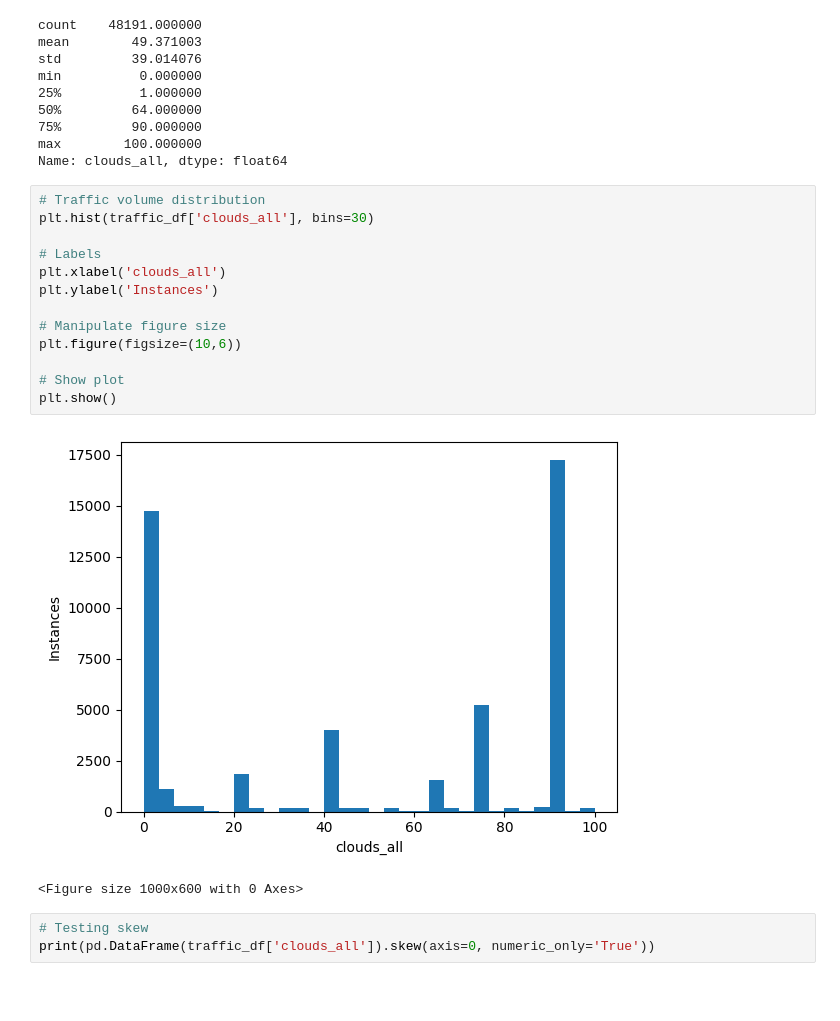
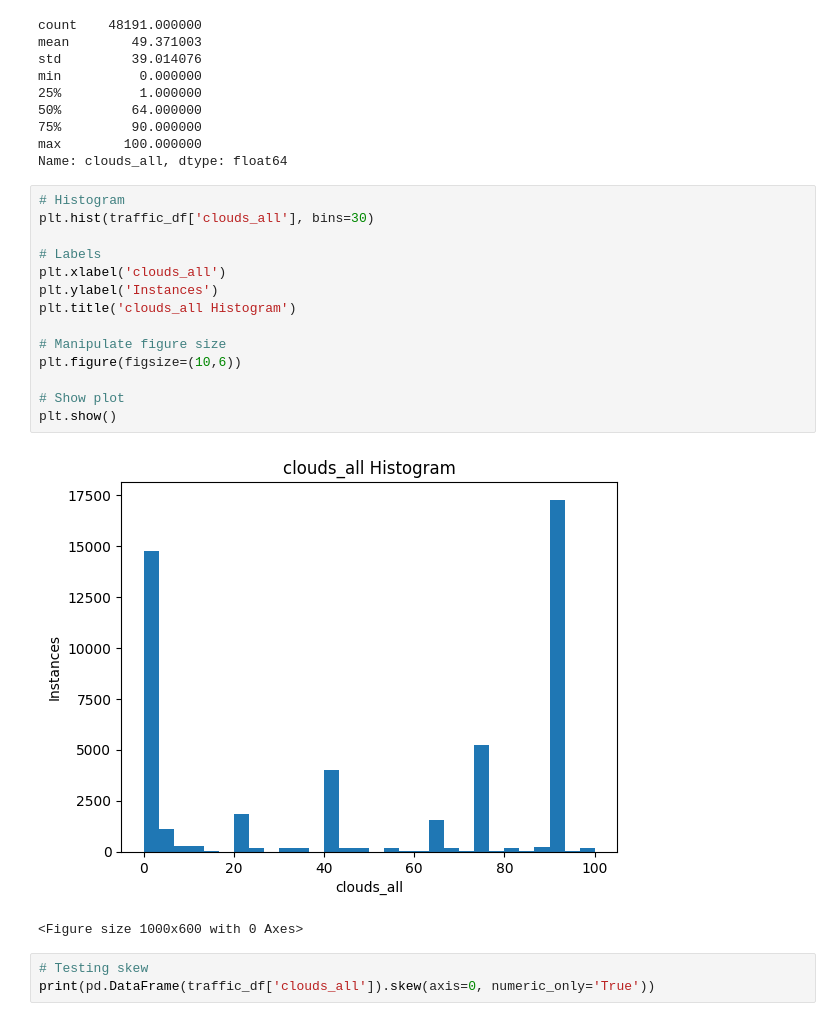
Before and after one commit to Supersamk13/Machine-Learning-and-Data-Science, a Jupyter notebook: Data_Science_and_Machine_Learning_Project_Interstate_Traffic.ipynb, the cells around one changed output. Drawn from its saved outputs; the diff is of its cells as text; blank space fills up the shorter version.

```diff
--- a/Data_Science_and_Machine_Learning_Project_Interstate_Traffic.ipynb
+++ b/Data_Science_and_Machine_Learning_Project_Interstate_Traffic.ipynb
@@ -512,20 +518,21 @@ min          0.000000
 max        100.000000
 Name: clouds_all, dtype: float64
 # %%
-# Traffic volume distribution
+# Histogram
 plt.hist(traffic_df['clouds_all'], bins=30)
 
 # Labels
 plt.xlabel('clouds_all')
 plt.ylabel('Instances')
+plt.title('clouds_all Histogram')
 
 # Manipulate figure size
 plt.figure(figsize=(10,6))
 
 # Show plot
 plt.show()
 # %% [output]
-[figure, old version]
+[figure, new version]
 <Figure size 1000x600 with 0 Axes>
 # %%
 # Testing skew
```
Also changed, not shown: parts of 70 cells of this notebook.
